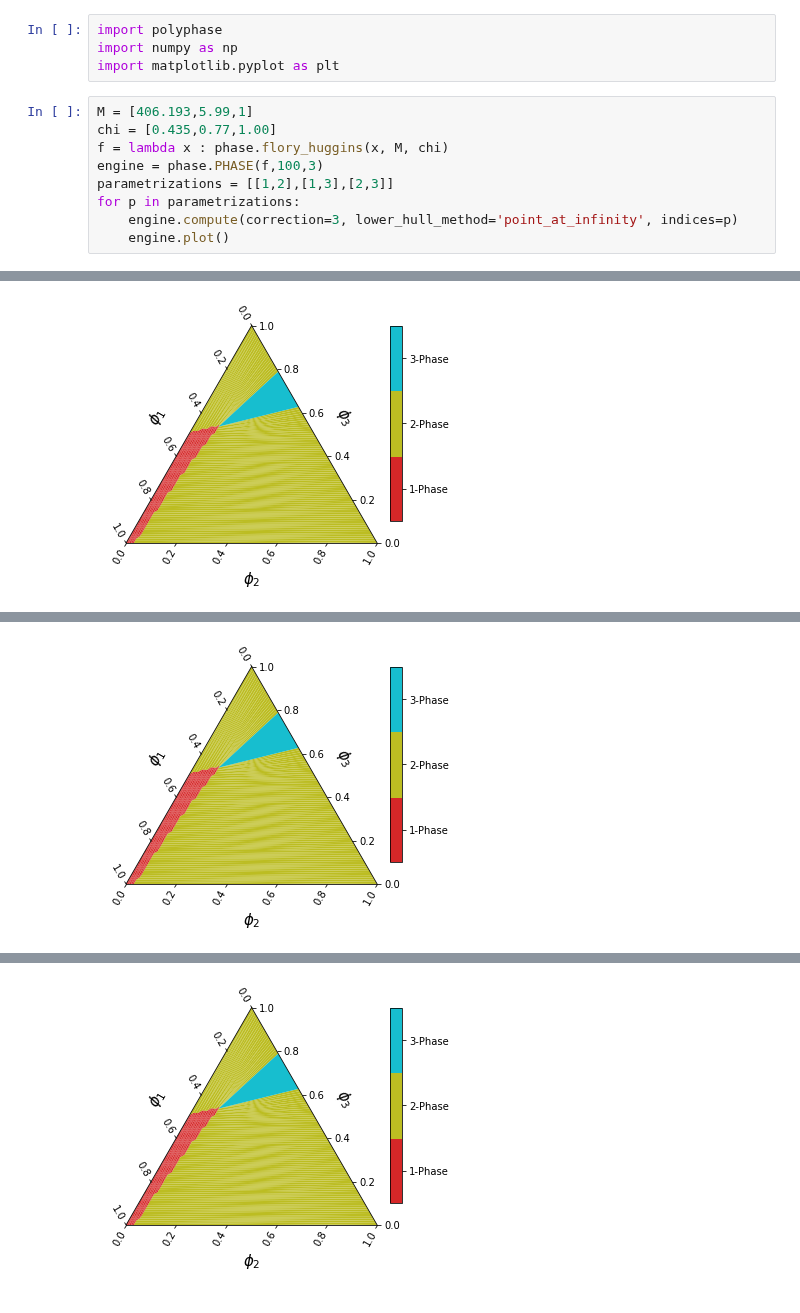
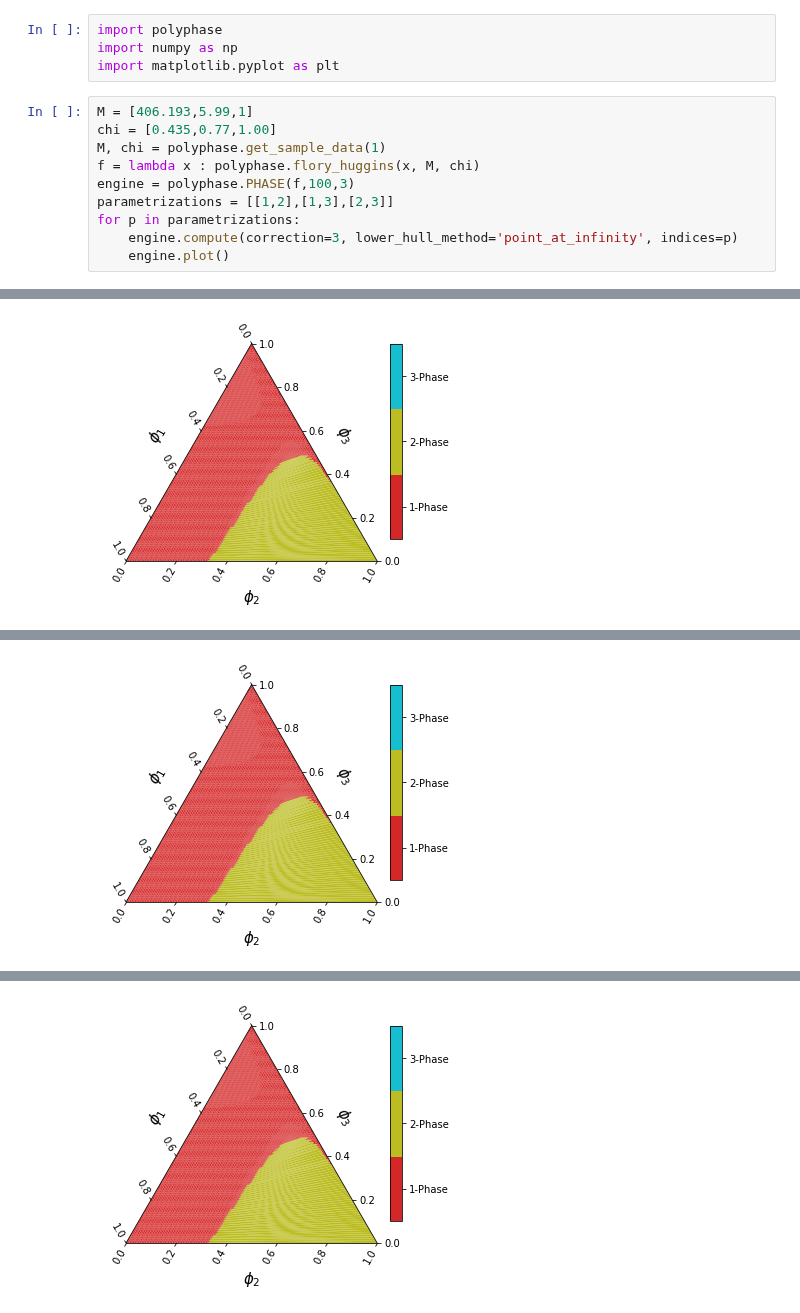
Before and after one commit to kiranvad/polyphase, a Jupyter notebook: notebooks/[Projections] example.ipynb, the cells around one changed output, grey strips where cells are left out. Drawn from its saved outputs; the diff is of its cells as text.

```diff
--- a/notebooks/[Projections] example.ipynb
+++ b/notebooks/[Projections] example.ipynb
@@ -8,8 +8,9 @@ import matplotlib.pyplot as plt
 # %%
 M = [406.193,5.99,1]
 chi = [0.435,0.77,1.00]
-f = lambda x : phase.flory_huggins(x, M, chi)
-engine = phase.PHASE(f,100,3)
+M, chi = polyphase.get_sample_data(1)
+f = lambda x : polyphase.flory_huggins(x, M, chi)
+engine = polyphase.PHASE(f,100,3)
 parametrizations = [[1,2],[1,3],[2,3]]
 for p in parametrizations:
     engine.compute(correction=3, lower_hull_method='point_at_infinity', indices=p)
@@ -19 +20 @@ Computation took 1.38s
-[figure, old version]
+[figure, new version]
@@ -21 +22 @@ Computation took 1.35s
-[figure, old version]
+[figure, new version]
@@ -23 +24 @@ Computation took 1.33s
-[figure, old version]
+[figure, new version]
```
Also changed, not shown: parts of 1 cell of this notebook.
